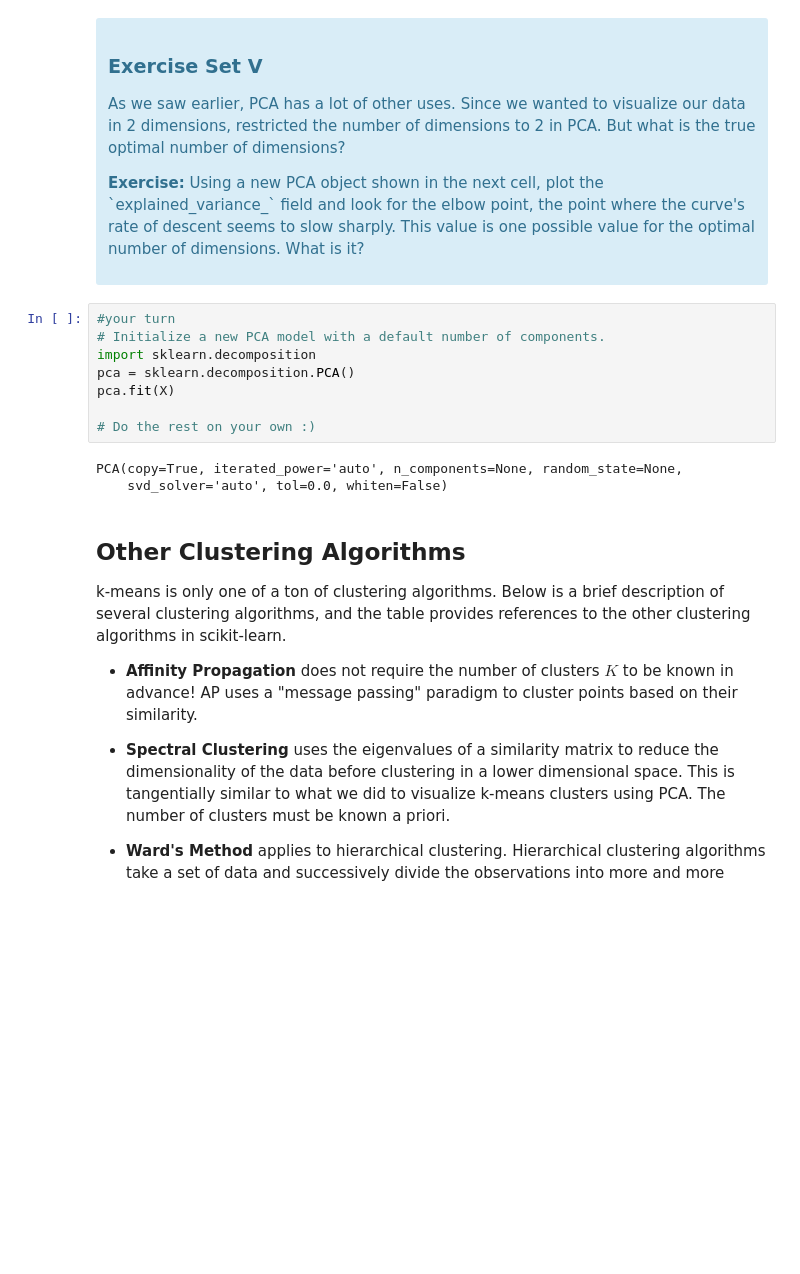
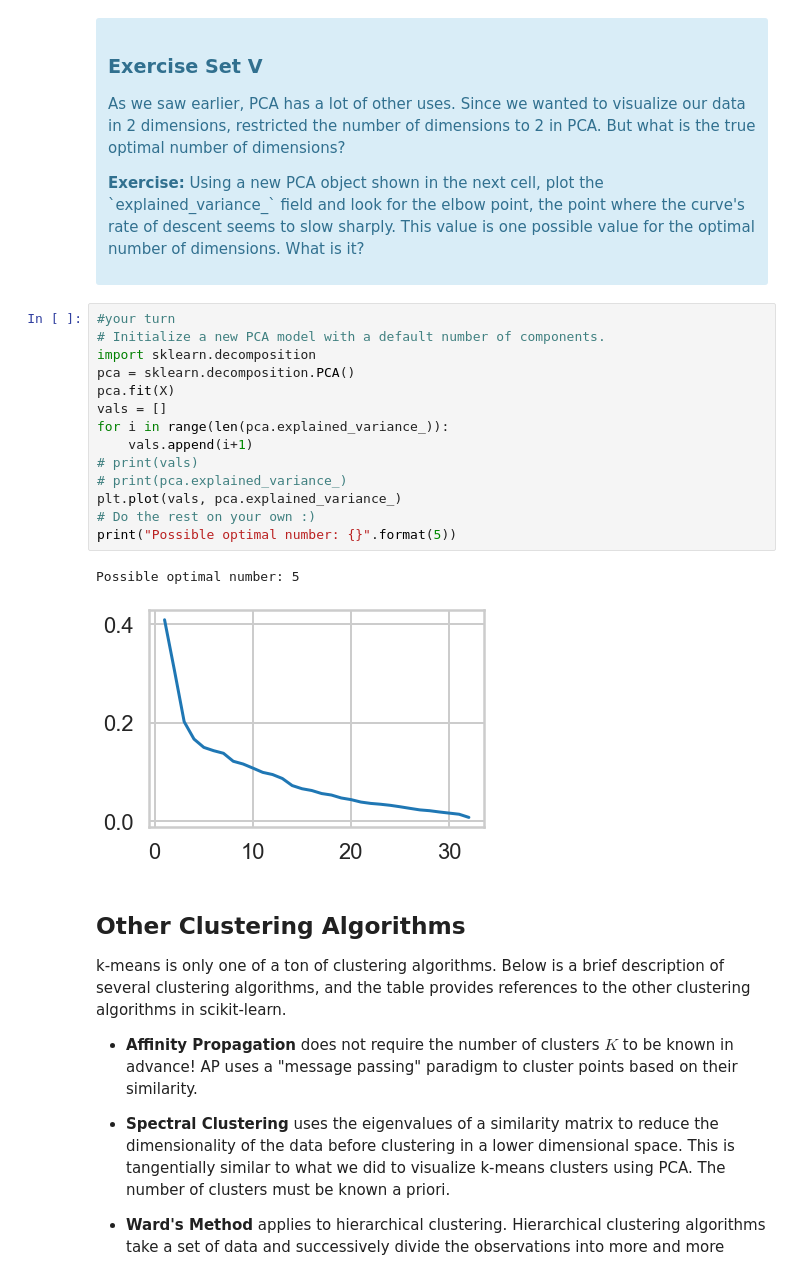
Before and after one commit to baconwill/mec-mini-proj, a Jupyter notebook: mec-16.2.6-clustering-mini-project/Mini_Project_Clustering.ipynb, the cells around one changed output. Drawn from its saved outputs; the diff is of its cells as text; blank space fills up the shorter version.

```diff
--- a/mec-16.2.6-clustering-mini-project/Mini_Project_Clustering.ipynb
+++ b/mec-16.2.6-clustering-mini-project/Mini_Project_Clustering.ipynb
@@ -339,14 +578,20 @@ What we've done is we've taken those columns of 0/1 indicator variables, and we'
 # %%
 #your turn
 # Initialize a new PCA model with a default number of components.
 import sklearn.decomposition
 pca = sklearn.decomposition.PCA()
 pca.fit(X)
-
+vals = []
+for i in range(len(pca.explained_variance_)):
+    vals.append(i+1)
+# print(vals)
+# print(pca.explained_variance_)
+plt.plot(vals, pca.explained_variance_)
 # Do the rest on your own :)
+print("Possible optimal number: {}".format(5))
 # %% [output]
-PCA(copy=True, iterated_power='auto', n_components=None, random_state=None,
-    svd_solver='auto', tol=0.0, whiten=False)
+Possible optimal number: 5
+[figure, added]
 # %% [markdown]
 ## Other Clustering Algorithms
 
```
Also changed, not shown: parts of 16 cells of this notebook.
